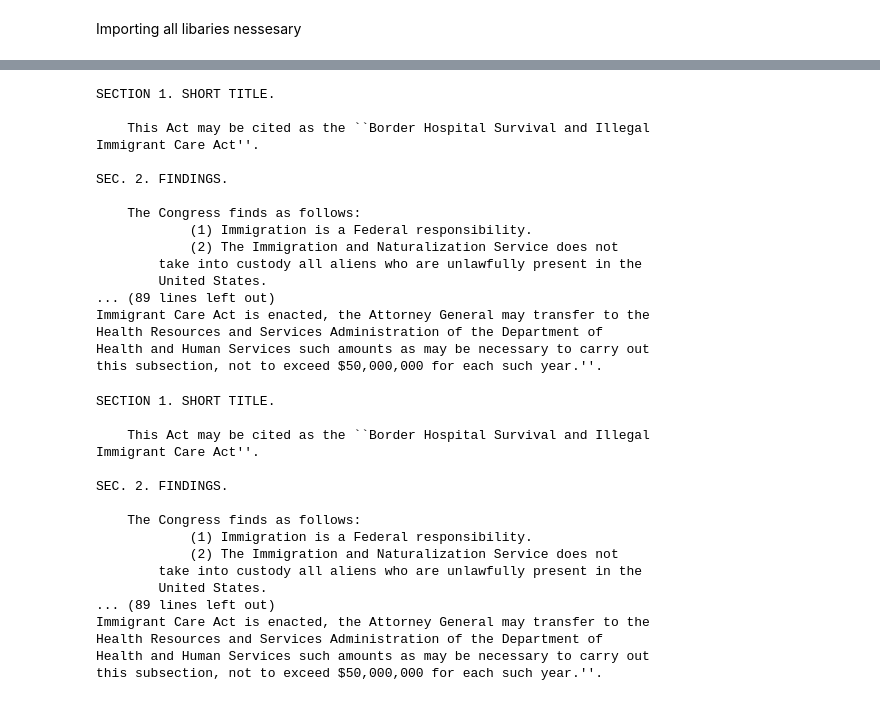
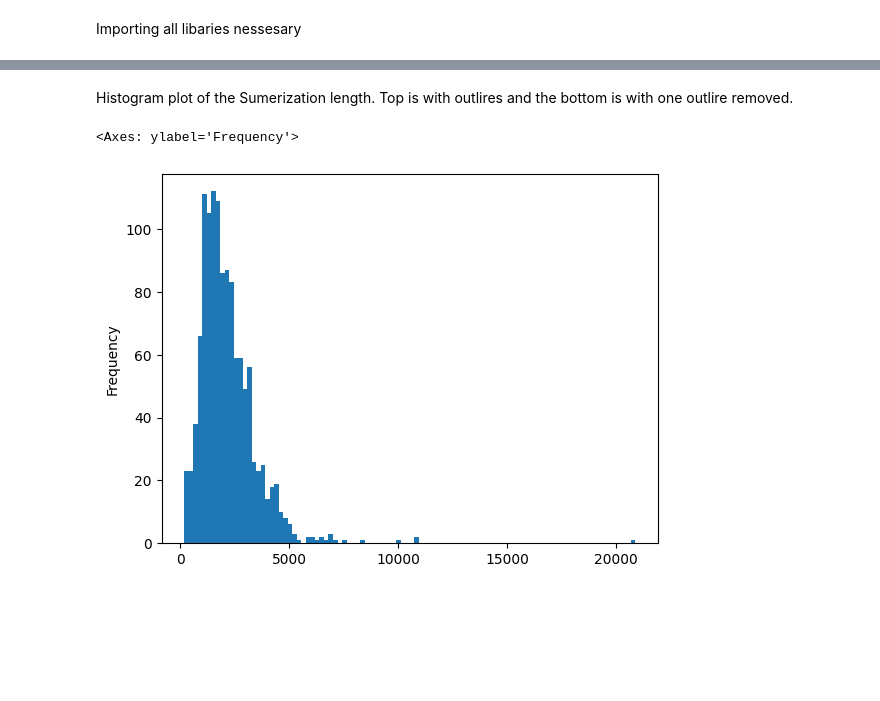
Before and after one commit to RSguy11/Readable_Regulations, a Jupyter notebook: NoteBook_1.ipynb, the cells around one changed output, grey strips where cells are left out. Cells and saved outputs as stored; diff of their text form; code cells hidden in the pictures; blank space fills up the shorter version.

Commit message:
Olivers HW Plotting sumerization length

```diff
--- a/NoteBook_1.ipynb
+++ b/NoteBook_1.ipynb
@@ -52,50 +45,7 @@ This act provides for a tax levy within the meaning of Article IV of the Constit
-# %%
-df2 = pd.read_json('us_test_data_final_OFFICIAL.jsonl', lines=True)
-# df2.head()
-
-result = df3.iat[0, df.columns.get_loc('text')]
-print(result)
-# %% [output]
-SECTION 1. SHORT TITLE.
-
-    This Act may be cited as the ``Border Hospital Survival and Illegal
-Immigrant Care Act''.
-
-SEC. 2. FINDINGS.
-
-    The Congress finds as follows:
-            (1) Immigration is a Federal responsibility.
-            (2) The Immigration and Naturalization Service does not
-        take into custody all aliens who are unlawfully present in the
-        United States.
-... (89 lines left out)
-Immigrant Care Act is enacted, the Attorney General may transfer to the
-Health Resources and Services Administration of the Department of
-Health and Human Services such amounts as may be necessary to carry out
-this subsection, not to exceed $50,000,000 for each such year.''.
-# %%
-
-
-df3 = pd.read_json('us_train_data_final_OFFICIAL.jsonl', lines=True)
-# df3.head()
-
-result = df3.iat[0, df.columns.get_loc('text')]
-print(result)
-# %% [output]
-SECTION 1. SHORT TITLE.
-
-    This Act may be cited as the ``Border Hospital Survival and Illegal
-Immigrant Care Act''.
-
-SEC. 2. FINDINGS.
-
-    The Congress finds as follows:
-            (1) Immigration is a Federal responsibility.
-            (2) The Immigration and Naturalization Service does not
-        take into custody all aliens who are unlawfully present in the
-        United States.
-... (89 lines left out)
-Immigrant Care Act is enacted, the Attorney General may transfer to the
-Health Resources and Services Administration of the Department of
-Health and Human Services such amounts as may be necessary to carry out
-this subsection, not to exceed $50,000,000 for each such year.''.
+# %% [markdown]
+Histogram plot of the Sumerization length. Top is with outlires and the bottom is with one outlire removed.
+# %%
+df["sum_len"].plot(kind = "hist", bins=100)
+# %% [output]
+<Axes: ylabel='Frequency'>
+[figure, added]
```
Also changed, not shown: parts of 7 cells of this notebook.
